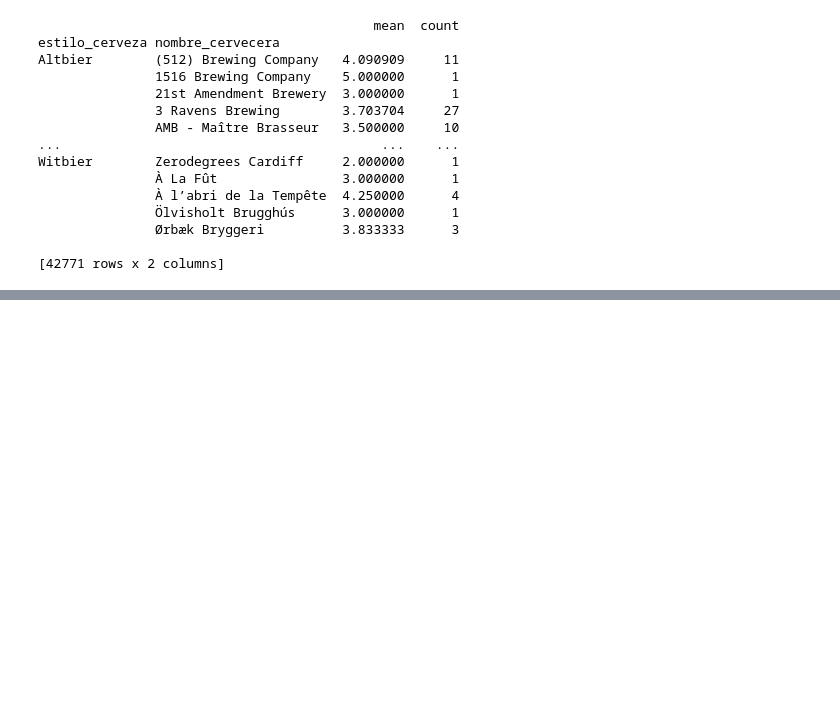
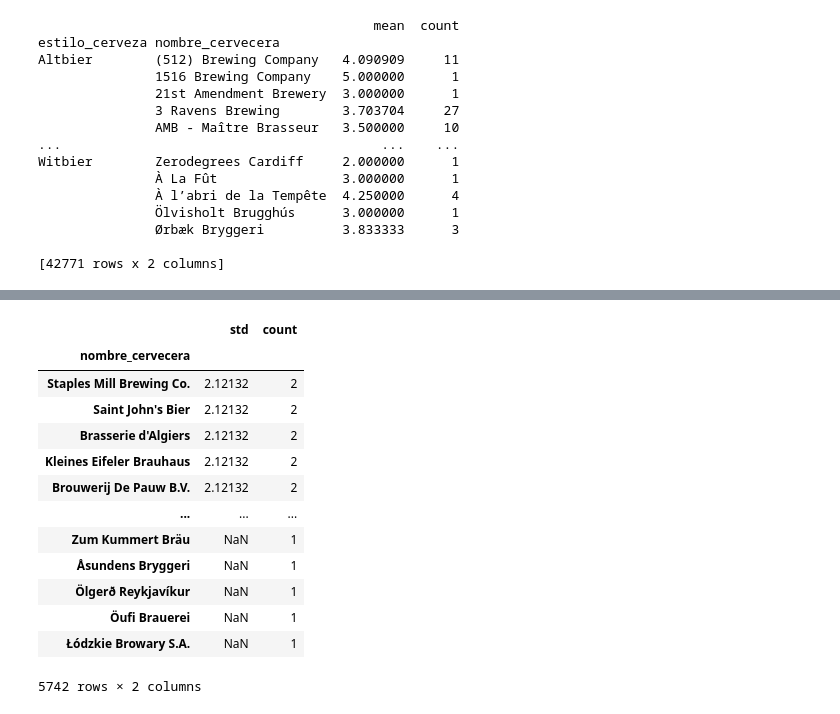
Before and after one commit to cgrandet/CIDE_DS, a Jupyter notebook: Clases/cideds_3b_pandas.ipynb, the cells around one changed output, grey strips where cells are left out. Drawn from its saved outputs; the diff is of its cells as text; code cells hidden in the pictures; blank space fills up the shorter version.

```diff
--- a/Clases/cideds_3b_pandas.ipynb
+++ b/Clases/cideds_3b_pandas.ipynb
@@ -848,0 +877,2 @@ beer.head()
+# %%
+beer["cuadrado_reseña"] = beer["overall_resena"].apply(lambda x : float(x)**2)
@@ -1273,0 +1369,17 @@ Ejercicios
+# %%
+beer.groupby("nombre_cervecera")["overall_resena"].agg(["std", "count"]).sort_values(by = "std", ascending = False)
+# %% [output]
+|  | std | count |
+| nombre_cervecera |  |  |
+| Staples Mill Brewing Co. | 2.12132 | 2 |
+| Saint John's Bier | 2.12132 | 2 |
+| Brasserie d'Algiers | 2.12132 | 2 |
+| Kleines Eifeler Brauhaus | 2.12132 | 2 |
+| Brouwerij De Pauw B.V. | 2.12132 | 2 |
+| ... | ... | ... |
+| Zum Kummert Bräu | NaN | 1 |
+| Åsundens Bryggeri | NaN | 1 |
+| Ölgerð Reykjavíkur | NaN | 1 |
+| Öufi Brauerei | NaN | 1 |
+| Łódzkie Browary S.A. | NaN | 1 |
+5742 rows × 2 columns
```
Also changed, not shown: parts of 31 cells of this notebook, 1 other file.
